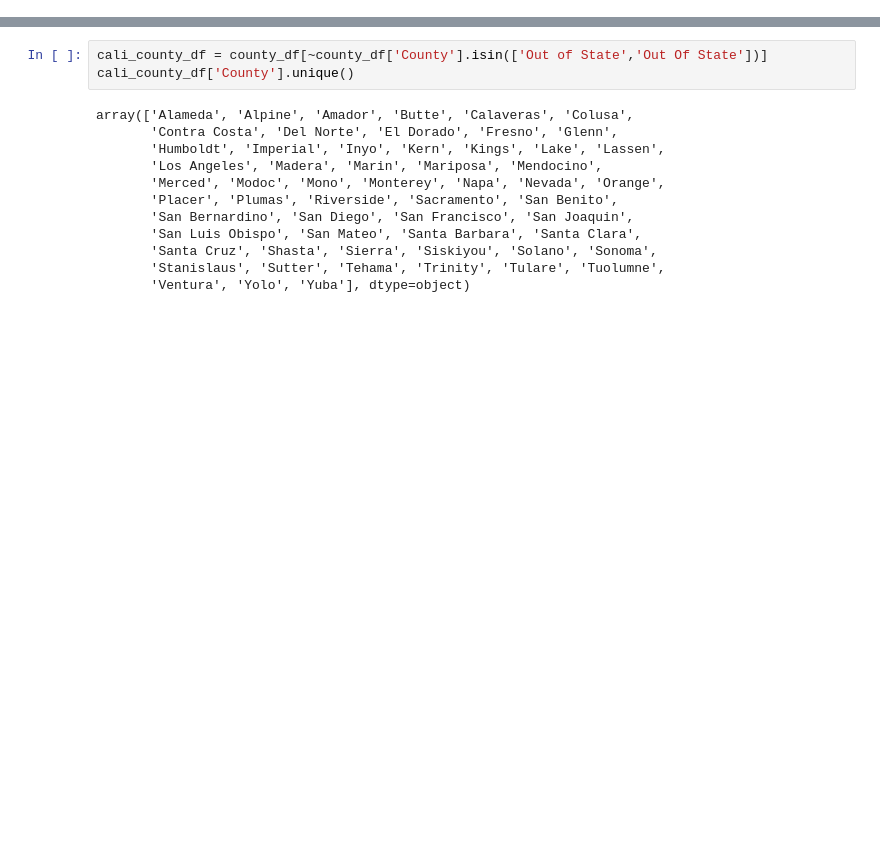
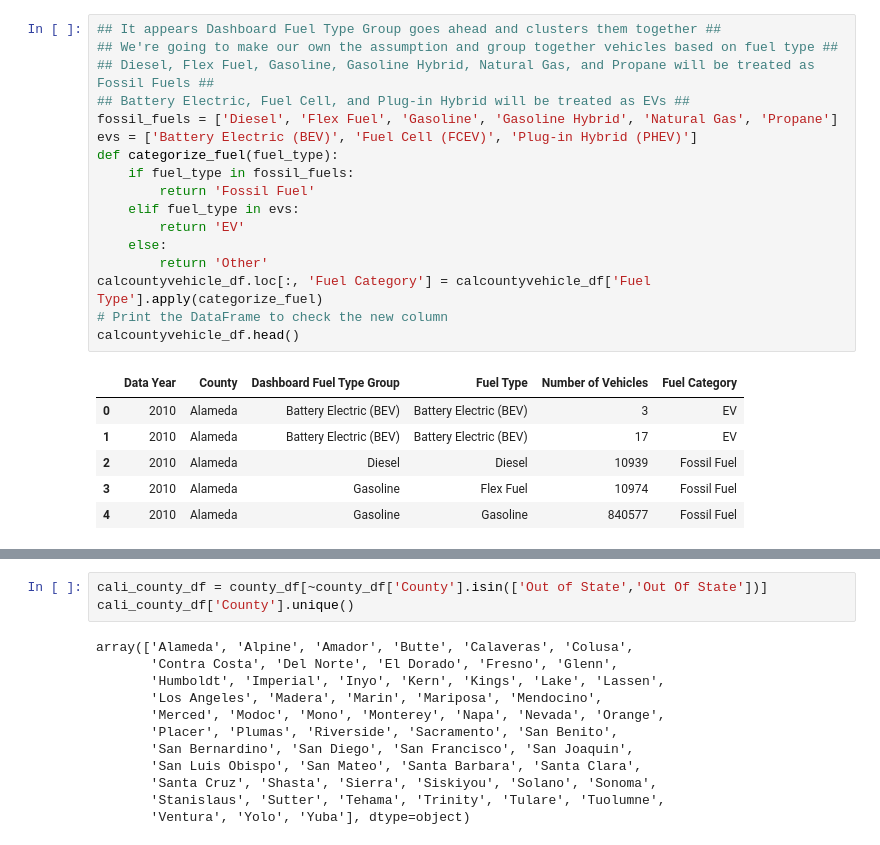
Before and after one commit to kellerl7/SIADS_Milestone_1, a Jupyter notebook: bretts_notebook.ipynb, the cells around one changed output, grey strips where cells are left out. Saved outputs shown, nothing was run; the diff lists cells and outputs as text; blank space fills up the shorter version.

```diff
--- a/bretts_notebook.ipynb
+++ b/bretts_notebook.ipynb
@@ -15,0 +96,24 @@ Index(['Data Year', 'County', 'Dashboard Fuel Type Group', 'Fuel Type', 'Make',
+# %%
+## It appears Dashboard Fuel Type Group goes ahead and clusters them together ##
+## We're going to make our own the assumption and group together vehicles based on fuel type ##
+## Diesel, Flex Fuel, Gasoline, Gasoline Hybrid, Natural Gas, and Propane will be treated as Fossil Fuels ##
+## Battery Electric, Fuel Cell, and Plug-in Hybrid will be treated as EVs ##
+fossil_fuels = ['Diesel', 'Flex Fuel', 'Gasoline', 'Gasoline Hybrid', 'Natural Gas', 'Propane']
+evs = ['Battery Electric (BEV)', 'Fuel Cell (FCEV)', 'Plug-in Hybrid (PHEV)']
+def categorize_fuel(fuel_type):
+    if fuel_type in fossil_fuels:
+        return 'Fossil Fuel'
+    elif fuel_type in evs:
+        return 'EV'
+    else:
+        return 'Other'
+calcountyvehicle_df.loc[:, 'Fuel Category'] = calcountyvehicle_df['Fuel Type'].apply(categorize_fuel)
+# Print the DataFrame to check the new column
+calcountyvehicle_df.head()
+# %% [output]
+|  | Data Year | County | Dashboard Fuel Type Group | Fuel Type | Number of Vehicles | Fuel Category |
+| 0 | 2010 | Alameda | Battery Electric (BEV) | Battery Electric (BEV) | 3 | EV |
+| 1 | 2010 | Alameda | Battery Electric (BEV) | Battery Electric (BEV) | 17 | EV |
+| 2 | 2010 | Alameda | Diesel | Diesel | 10939 | Fossil Fuel |
+| 3 | 2010 | Alameda | Gasoline | Flex Fuel | 10974 | Fossil Fuel |
+| 4 | 2010 | Alameda | Gasoline | Gasoline | 840577 | Fossil Fuel |
```
Also changed, not shown: parts of 17 cells of this notebook.
